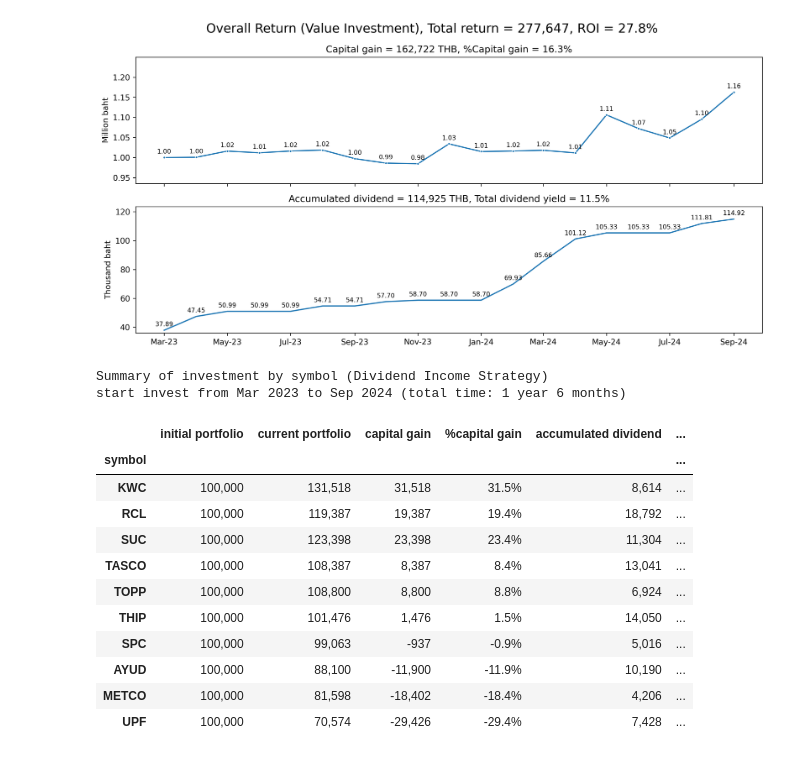
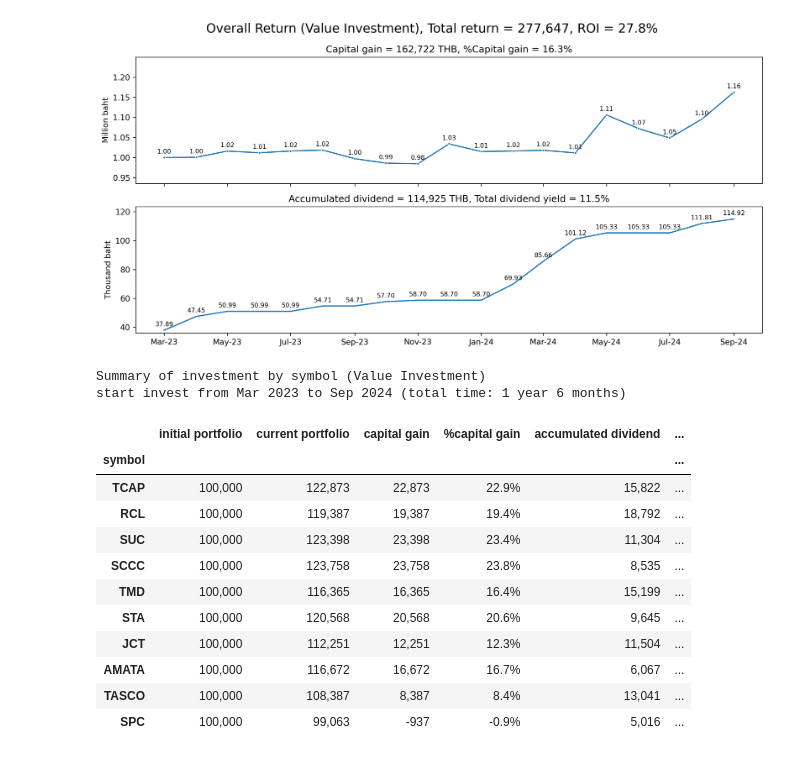
Before and after one commit to suparuek2405/Stock-screening-with-python, a Jupyter notebook: Group_assignment_Tacocat_set_yfinance.ipynb, the cells around one changed output. Drawn from its saved outputs; the diff is of its cells as text; code cells hidden in the pictures.

```diff
--- a/Group_assignment_Tacocat_set_yfinance.ipynb
+++ b/Group_assignment_Tacocat_set_yfinance.ipynb
@@ -935,10 +935,10 @@ def display_overall_return_by_stock(x, name, money=1000000):
 
   display(df_style)
 
-def display_summary(list_of_stock, name):
+def display_summary(list_of_stock, name, money = 1000000):
   port = get_return_on_investment(list_of_stock)
   x = calculate_return(port)
-  display_overall_return_by_stock(x, name, money=1000000)
+  display_overall_return_by_stock(x, name, money)
 # %%
 plot_roi(champ, 'Value Investment')
 # plot_roi(nat, 'Growth Investment')
@@ -946,21 +946,21 @@ plot_roi(champ, 'Value Investment')
 # %% [output]
 [figure]
 # %%
-#display_summary(champ, 'Value Investment')
+display_summary(champ, 'Value Investment')
 #display_summary(nat, 'Growth Investment')
-display_summary(eix, 'Dividend Income Strategy')
+#display_summary(eix, 'Dividend Income Strategy')
 # %% [output]
-Summary of investment by symbol (Dividend Income Strategy)
+Summary of investment by symbol (Value Investment)
 start invest from Mar 2023 to Sep 2024 (total time: 1 year 6 months)
 |  | initial portfolio | current portfolio | capital gain | %capital gain | accumulated dividend | ... |
 | symbol |  |  |  |  |  | ... |
-| KWC | 100,000 | 131,518 | 31,518 | 31.5% | 8,614 | ... |
+| TCAP | 100,000 | 122,873 | 22,873 | 22.9% | 15,822 | ... |
 | RCL | 100,000 | 119,387 | 19,387 | 19.4% | 18,792 | ... |
 | SUC | 100,000 | 123,398 | 23,398 | 23.4% | 11,304 | ... |
+| SCCC | 100,000 | 123,758 | 23,758 | 23.8% | 8,535 | ... |
+| TMD | 100,000 | 116,365 | 16,365 | 16.4% | 15,199 | ... |
+| STA | 100,000 | 120,568 | 20,568 | 20.6% | 9,645 | ... |
+| JCT | 100,000 | 112,251 | 12,251 | 12.3% | 11,504 | ... |
+| AMATA | 100,000 | 116,672 | 16,672 | 16.7% | 6,067 | ... |
 | TASCO | 100,000 | 108,387 | 8,387 | 8.4% | 13,041 | ... |
-| TOPP | 100,000 | 108,800 | 8,800 | 8.8% | 6,924 | ... |
-| THIP | 100,000 | 101,476 | 1,476 | 1.5% | 14,050 | ... |
 | SPC | 100,000 | 99,063 | -937 | -0.9% | 5,016 | ... |
-| AYUD | 100,000 | 88,100 | -11,900 | -11.9% | 10,190 | ... |
-| METCO | 100,000 | 81,598 | -18,402 | -18.4% | 4,206 | ... |
-| UPF | 100,000 | 70,574 | -29,426 | -29.4% | 7,428 | ... |
```
